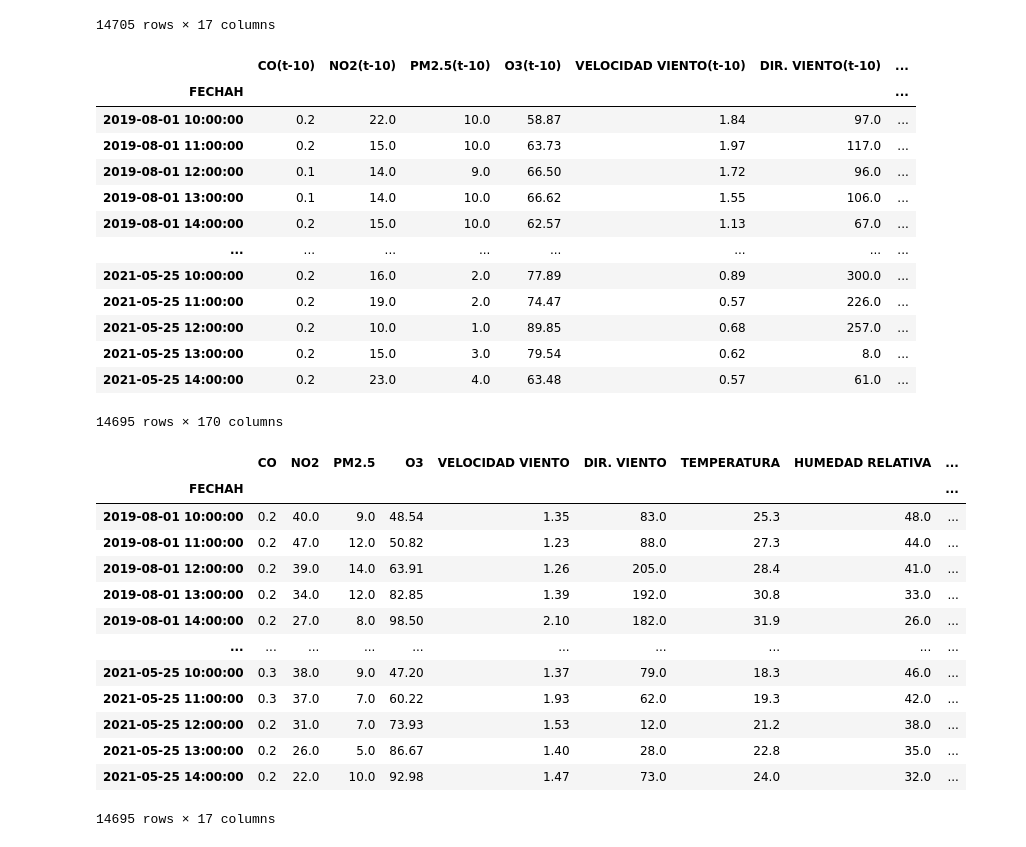
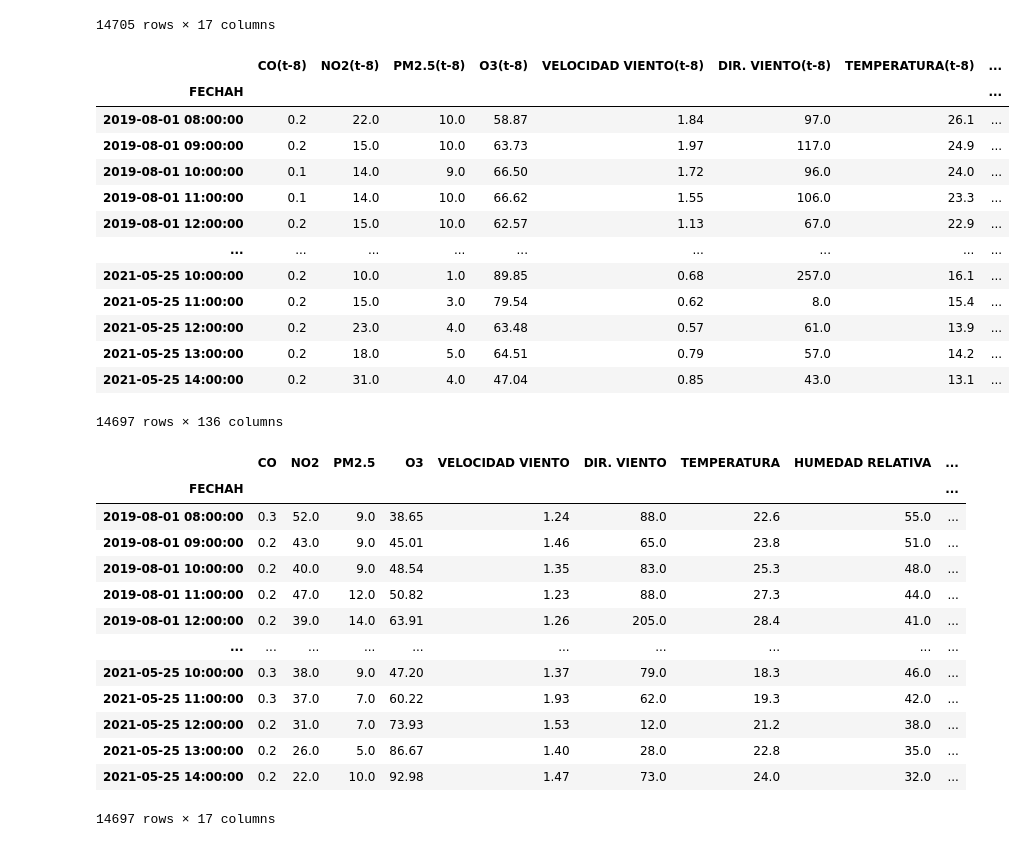
Before and after one commit to albercol/TFG, a Jupyter notebook: Fase3/RandomForest/RandomForestRegressorHoraAnterior.ipynb, the cells around one changed output. Saved outputs shown, nothing was run; the diff lists cells and outputs as text; code cells hidden in the pictures.

```diff
--- a/Fase3/RandomForest/RandomForestRegressorHoraAnterior.ipynb
+++ b/Fase3/RandomForest/RandomForestRegressorHoraAnterior.ipynb
@@ -293,42 +302,42 @@ FESTIVO
 # %%
 columName = index.columns.values
 
 #Seleccionamos las horas que queremos retrasar
-horasRetraso = 10
+horasRetraso = 8
 data_series = series_to_supervised(index, horasRetraso, 0, True, columName)
 data_series
 # %% [output]
-|  | CO(t-10) | NO2(t-10) | PM2.5(t-10) | O3(t-10) | VELOCIDAD VIENTO(t-10) | DIR. VIENTO(t-10) | ... |
-| FECHAH |  |  |  |  |  |  | ... |
-| 2019-08-01 10:00:00 | 0.2 | 22.0 | 10.0 | 58.87 | 1.84 | 97.0 | ... |
-| 2019-08-01 11:00:00 | 0.2 | 15.0 | 10.0 | 63.73 | 1.97 | 117.0 | ... |
-| 2019-08-01 12:00:00 | 0.1 | 14.0 | 9.0 | 66.50 | 1.72 | 96.0 | ... |
-| 2019-08-01 13:00:00 | 0.1 | 14.0 | 10.0 | 66.62 | 1.55 | 106.0 | ... |
-| 2019-08-01 14:00:00 | 0.2 | 15.0 | 10.0 | 62.57 | 1.13 | 67.0 | ... |
-| ... | ... | ... | ... | ... | ... | ... | ... |
-| 2021-05-25 10:00:00 | 0.2 | 16.0 | 2.0 | 77.89 | 0.89 | 300.0 | ... |
-| 2021-05-25 11:00:00 | 0.2 | 19.0 | 2.0 | 74.47 | 0.57 | 226.0 | ... |
-| 2021-05-25 12:00:00 | 0.2 | 10.0 | 1.0 | 89.85 | 0.68 | 257.0 | ... |
-| 2021-05-25 13:00:00 | 0.2 | 15.0 | 3.0 | 79.54 | 0.62 | 8.0 | ... |
-| 2021-05-25 14:00:00 | 0.2 | 23.0 | 4.0 | 63.48 | 0.57 | 61.0 | ... |
+|  | CO(t-8) | NO2(t-8) | PM2.5(t-8) | O3(t-8) | VELOCIDAD VIENTO(t-8) | DIR. VIENTO(t-8) | TEMPERATURA(t-8) | ... |
+| FECHAH |  |  |  |  |  |  |  | ... |
+| 2019-08-01 08:00:00 | 0.2 | 22.0 | 10.0 | 58.87 | 1.84 | 97.0 | 26.1 | ... |
+| 2019-08-01 09:00:00 | 0.2 | 15.0 | 10.0 | 63.73 | 1.97 | 117.0 | 24.9 | ... |
+| 2019-08-01 10:00:00 | 0.1 | 14.0 | 9.0 | 66.50 | 1.72 | 96.0 | 24.0 | ... |
+| 2019-08-01 11:00:00 | 0.1 | 14.0 | 10.0 | 66.62 | 1.55 | 106.0 | 23.3 | ... |
+| 2019-08-01 12:00:00 | 0.2 | 15.0 | 10.0 | 62.57 | 1.13 | 67.0 | 22.9 | ... |
+| ... | ... | ... | ... | ... | ... | ... | ... | ... |
+| 2021-05-25 10:00:00 | 0.2 | 10.0 | 1.0 | 89.85 | 0.68 | 257.0 | 16.1 | ... |
+| 2021-05-25 11:00:00 | 0.2 | 15.0 | 3.0 | 79.54 | 0.62 | 8.0 | 15.4 | ... |
+| 2021-05-25 12:00:00 | 0.2 | 23.0 | 4.0 | 63.48 | 0.57 | 61.0 | 13.9 | ... |
+| 2021-05-25 13:00:00 | 0.2 | 18.0 | 5.0 | 64.51 | 0.79 | 57.0 | 14.2 | ... |
+| 2021-05-25 14:00:00 | 0.2 | 31.0 | 4.0 | 47.04 | 0.85 | 43.0 | 13.1 | ... |
-14695 rows × 170 columns
+14697 rows × 136 columns
 # %%
 index2 = index[horasRetraso:]
 index2
 # %% [output]
 |  | CO | NO2 | PM2.5 | O3 | VELOCIDAD VIENTO | DIR. VIENTO | TEMPERATURA | HUMEDAD RELATIVA | ... |
 | FECHAH |  |  |  |  |  |  |  |  | ... |
+| 2019-08-01 08:00:00 | 0.3 | 52.0 | 9.0 | 38.65 | 1.24 | 88.0 | 22.6 | 55.0 | ... |
+| 2019-08-01 09:00:00 | 0.2 | 43.0 | 9.0 | 45.01 | 1.46 | 65.0 | 23.8 | 51.0 | ... |
 | 2019-08-01 10:00:00 | 0.2 | 40.0 | 9.0 | 48.54 | 1.35 | 83.0 | 25.3 | 48.0 | ... |
 | 2019-08-01 11:00:00 | 0.2 | 47.0 | 12.0 | 50.82 | 1.23 | 88.0 | 27.3 | 44.0 | ... |
 | 2019-08-01 12:00:00 | 0.2 | 39.0 | 14.0 | 63.91 | 1.26 | 205.0 | 28.4 | 41.0 | ... |
-| 2019-08-01 13:00:00 | 0.2 | 34.0 | 12.0 | 82.85 | 1.39 | 192.0 | 30.8 | 33.0 | ... |
-| 2019-08-01 14:00:00 | 0.2 | 27.0 | 8.0 | 98.50 | 2.10 | 182.0 | 31.9 | 26.0 | ... |
 | ... | ... | ... | ... | ... | ... | ... | ... | ... | ... |
 | 2021-05-25 10:00:00 | 0.3 | 38.0 | 9.0 | 47.20 | 1.37 | 79.0 | 18.3 | 46.0 | ... |
 | 2021-05-25 11:00:00 | 0.3 | 37.0 | 7.0 | 60.22 | 1.93 | 62.0 | 19.3 | 42.0 | ... |
 | 2021-05-25 12:00:00 | 0.2 | 31.0 | 7.0 | 73.93 | 1.53 | 12.0 | 21.2 | 38.0 | ... |
 | 2021-05-25 13:00:00 | 0.2 | 26.0 | 5.0 | 86.67 | 1.40 | 28.0 | 22.8 | 35.0 | ... |
 | 2021-05-25 14:00:00 | 0.2 | 22.0 | 10.0 | 92.98 | 1.47 | 73.0 | 24.0 | 32.0 | ... |
-14695 rows × 17 columns
+14697 rows × 17 columns
 # %%
 nColumns = data_series.columns
```
Also changed, not shown: parts of 4 cells of this notebook, 1 other file.
